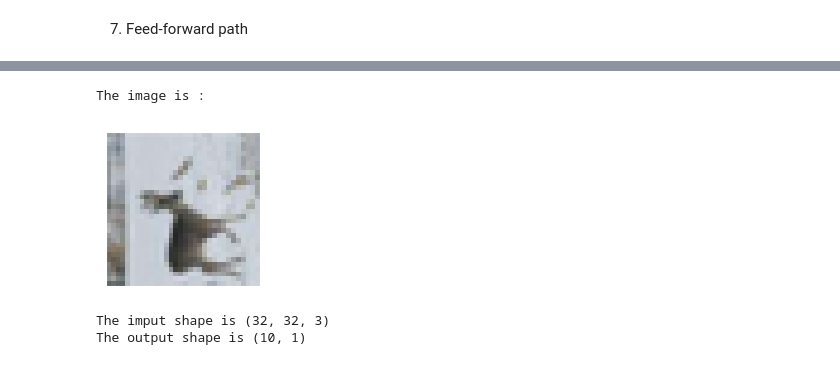
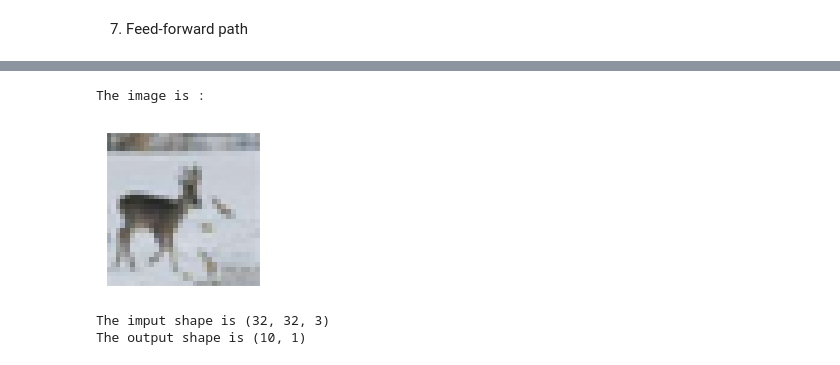
Before and after one commit to SAYANTA-ADHIKARI/DeepLearning-AI5100, a Jupyter notebook: Assignment_2/ai22mtech12005.ipynb, the cells around one changed output, grey strips where cells are left out. Drawn from its saved outputs; the diff is of its cells as text; code cells hidden in the pictures.

```diff
--- a/Assignment_2/ai22mtech12005.ipynb
+++ b/Assignment_2/ai22mtech12005.ipynb
@@ -342,16 +345,16 @@ def CNN(img: np.ndarray, do_softmax: bool = True) -> np.ndarray:
 # %%
 # Applying the forward pass
 
 data_dict = unpickle('cifar/cifar-10-batches-py/data_batch_1')
-test_img = data_dict[b'data'][20, :].reshape((32, 32, 3), order = 'F')
+test_img = np.rot90(data_dict[b'data'][20, :].reshape((32, 32, 3), order = 'F'), k=3)
 print("The image is :")
 plt.figure(figsize=(2, 2))
 plt.xticks([]); plt.yticks([])
 plt.imshow(test_img)
 plt.show()
 # %% [output]
 The image is :
-[figure, old version]
+[figure, new version]
 # %%
 out_with_softmax = CNN(img=test_img, do_softmax=True)
 out_without_softmax = CNN(img=test_img, do_softmax=False)
```
Also changed, not shown: parts of 15 cells of this notebook.
